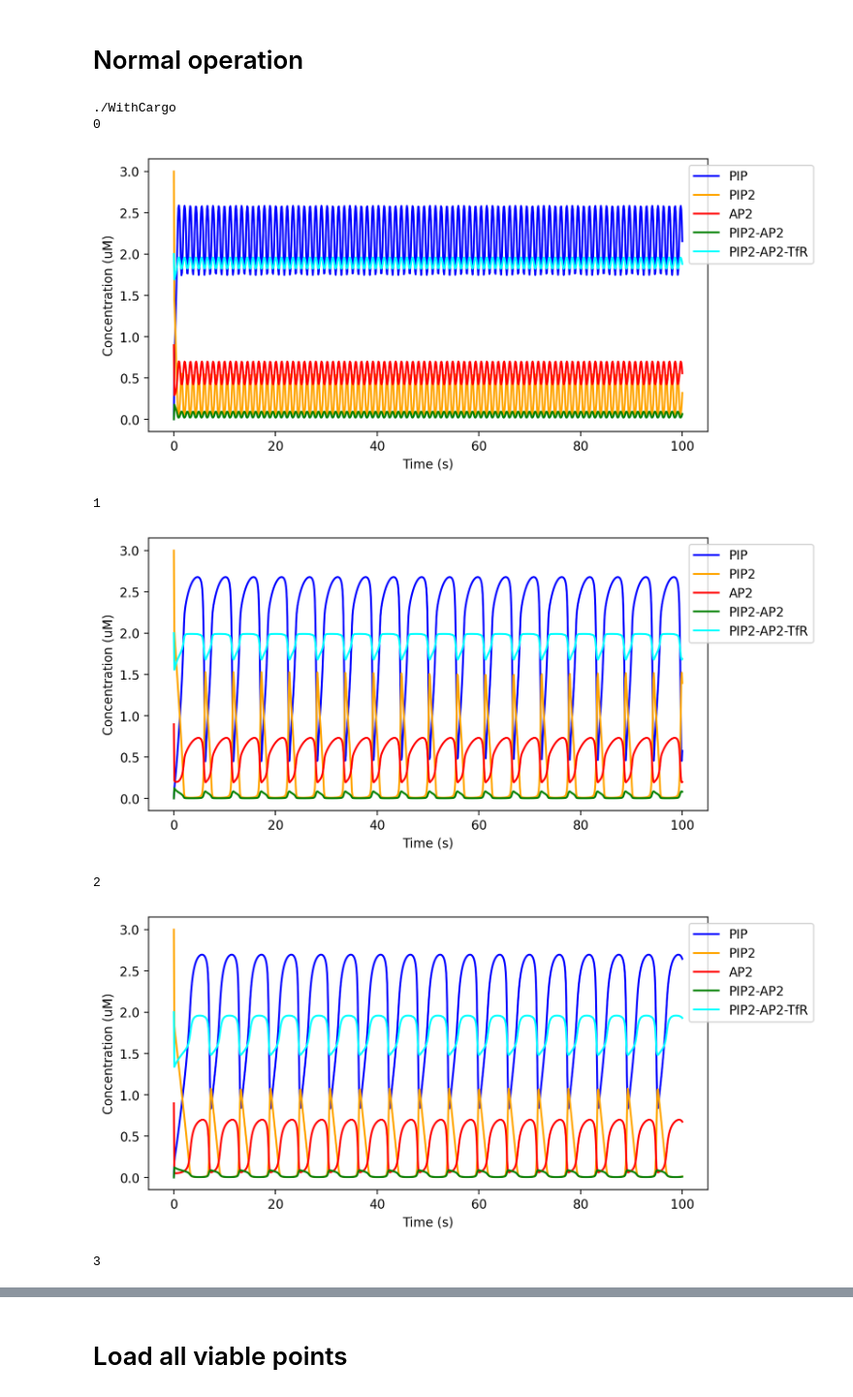
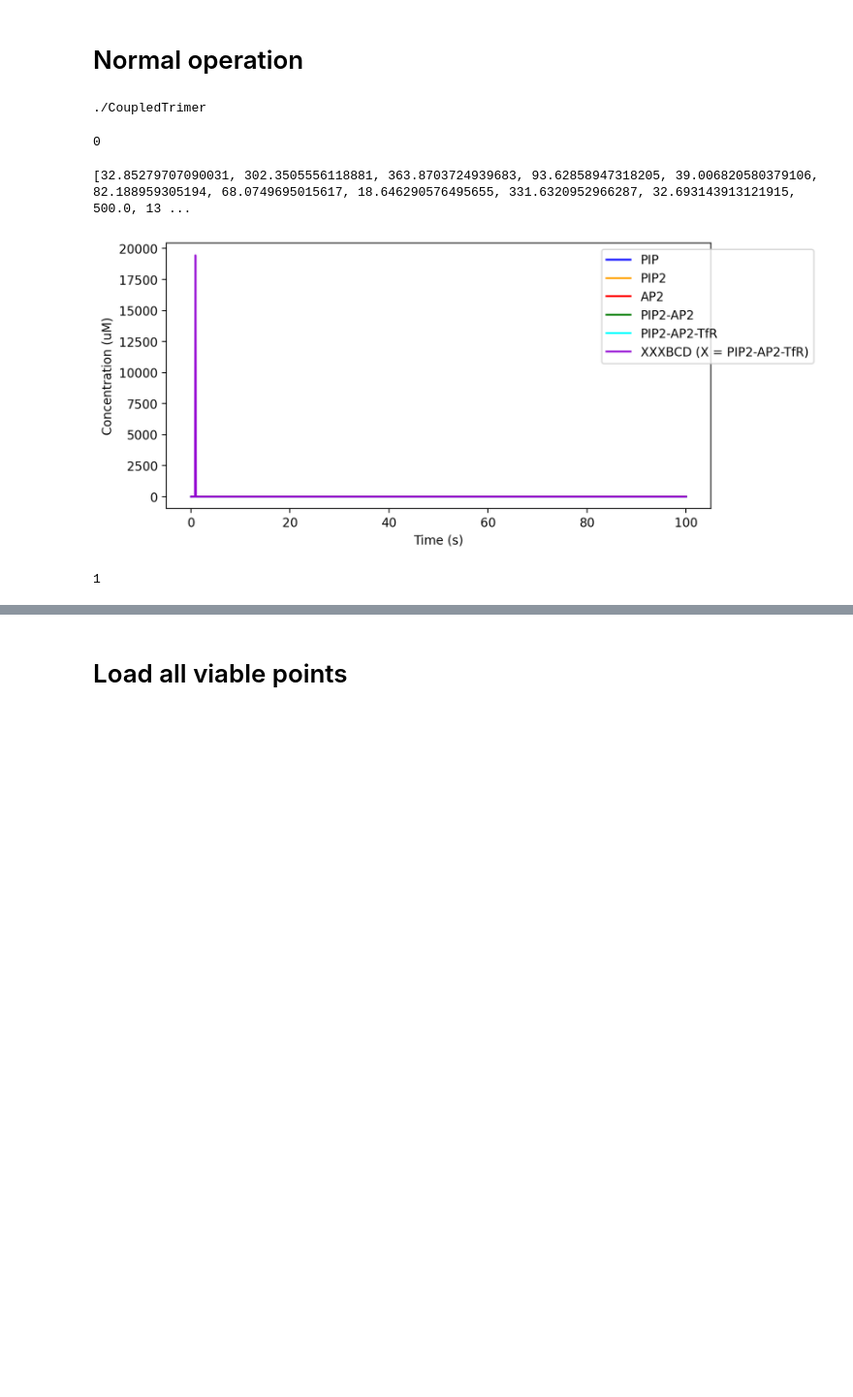
Before and after one commit to jonathanfischer97/Oscillator, a Jupyter notebook: Python/2022_simple_system/2d_troubleshooting/PEPE/12-1-22/WithCargo.ipynb, the cells around one changed output, grey strips where cells are left out. Shown: that part at 97% size. Saved outputs shown, nothing was run; the diff lists cells and outputs as text; code cells hidden in the pictures; blank space fills up the shorter version.

```diff
--- a/Python/2022_simple_system/2d_troubleshooting/PEPE/12-1-22/WithCargo.ipynb
+++ b/Python/2022_simple_system/2d_troubleshooting/PEPE/12-1-22/WithCargo.ipynb
@@ -665,7 +744,7 @@ from genericpath import isdir
 
 
 class Solver:
-	def __init__(self, model, name, populationSize=10000, NGEN = 10, nsamples = 1e5, writeparms = False, verbose=True, auto = False):
+	def __init__(self, model, name, populationSize=5000, NGEN = 10, nsamples = 1e5, writeparms = False, verbose=True, auto = False):
 		self.model = model
 		self.name = name
 		self.populationSize = populationSize
@@ -733,6 +812,7 @@ class Solver:
 
 				rando = np.random.randint(0, len(self.popu))
 				rdm_ind = self.popu[rando]
+				print(rdm_ind)
 				# rdm_ind_label = {}
 
 				# for parameter, value in zip(self.model.parameter_values.keys(), rdm_ind):
@@ -1176,0 +1306,11 @@ FileNotFoundError: [Errno 2] No such file or directory: '/home/local/WIN/jfisch2
+# %%
+varnames = ["L","Lp","K","P","LK","A","LpA","LpAK","LpAP","LpAPLp","LpAKL","LpP","T","X","B","C","D","XB","XC","XD","XBC","XXBC","XBD","XXBD","XCD","XXCD","XBCD","XXBCD","XXXBCD"]
+initial_populations = np.append(np.array([0,3,0.2,0.3,0,3,0,0,0,0,0,0,2,1]),(np.zeros((29-14))))
+
+initdict = {k:v for k,v in zip(varnames,initial_populations)}
+initdict['B'] = 1.
+initdict['C'] = 1.
+initdict['D'] = 1.
+# initdict['L'] = 10
+initvals = np.array(list(initdict.values()))
+initvals
@@ -1179,17 +1323,14 @@ FileNotFoundError: [Errno 2] No such file or directory: '/home/local/WIN/jfisch2
 # %% [markdown]
 # Normal operation
 # %%
-filename =  os.path.join(".", "WithCargo")
+filename =  os.path.join(".", "CoupledTrimer")
 print(filename)
-model = Oscillator(IC_values, np.array(["ka1","kb1","kcat1","ka2","kb2","ka3","kb3","ka4","kb4","ka7","kb7","kcat7","VA","ka8","kb8"]), np.array([0,3,0.2,0.3,0,0.9,0,0,0,0,0,0,2,0]), mode=1)  #[0,3,0.2,0.3,0,0.9,0,0,0,0,0,0]
-solver = Solver(model, name = 'WithCargo')
+model = Oscillator(param_values, np.array([k for k in param_values.keys()]), initvals, mode=1)  #[0,3,0.2,0.3,0,0.9,0,0,0,0,0,0]
+solver = Solver(model, name = 'CoupledTrimer')
 solver.run(filename)
 # %% [output]
-./WithCargo
-0
+./CoupledTrimer
+0
+[32.85279707090031, 302.3505556118881, 363.8703724939683, 93.62858947318205, 39.006820580379106, 82.188959305194, 68.0749695015617, 18.646290576495655, 331.6320952966287, 32.693143913121915, 500.0, 13 ...
-[figure, old version]
+[figure, new version]
-1
-[figure, removed]
-2
-[figure, removed]
-3
+1
```
Also changed, not shown: parts of 12 cells of this notebook, 2 other files.
